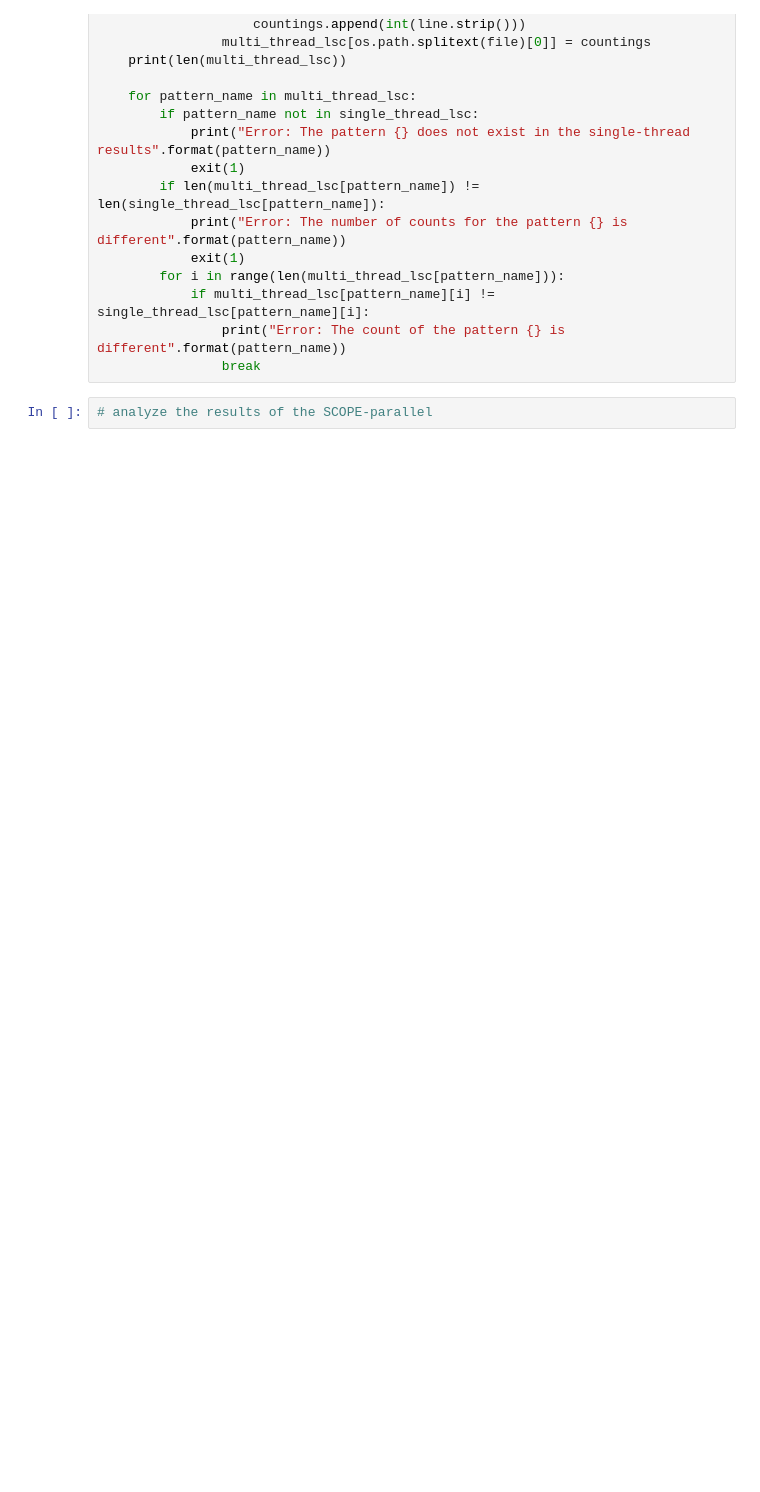
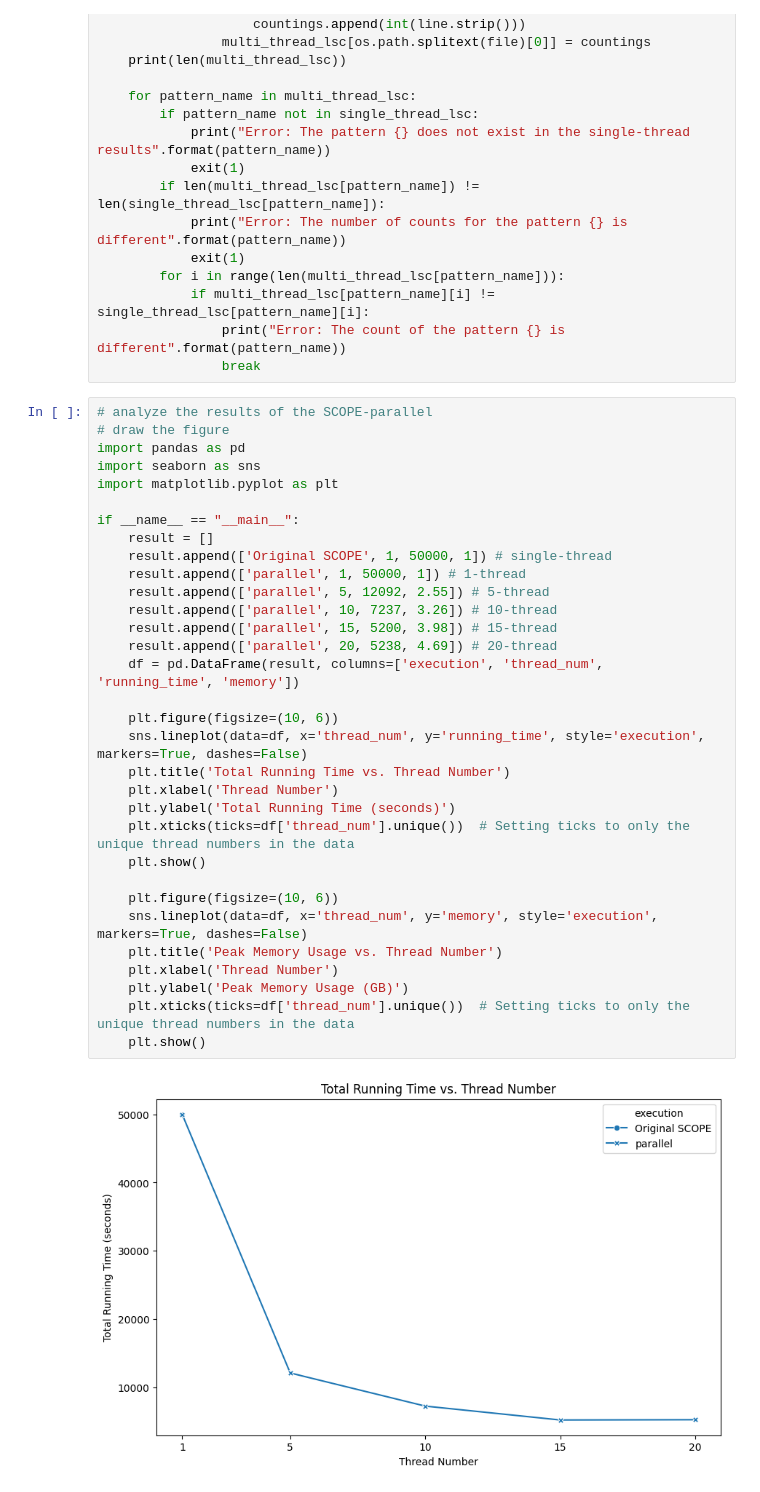
Before and after one commit to lxhq/subgraph-counting, a Jupyter notebook: test.ipynb, the cells around one changed output. Cells and saved outputs as stored; diff of their text form; blank space fills up the shorter version.

Commit message:
add code to draw parallel performance figures

```diff
--- a/test.ipynb
+++ b/test.ipynb
@@ -581,5 +581,37 @@ if __name__ == "__main__":
             if multi_thread_lsc[pattern_name][i] != single_thread_lsc[pattern_name][i]:
                 print("Error: The count of the pattern {} is different".format(pattern_name))
                 break
-# %%
-# analyze the results of the SCOPE-parallel
+# %%
+# analyze the results of the SCOPE-parallel
+# draw the figure
+import pandas as pd
+import seaborn as sns
+import matplotlib.pyplot as plt
+
+if __name__ == "__main__":
+    result = []
+    result.append(['Original SCOPE', 1, 50000, 1]) # single-thread
+    result.append(['parallel', 1, 50000, 1]) # 1-thread
+    result.append(['parallel', 5, 12092, 2.55]) # 5-thread
+    result.append(['parallel', 10, 7237, 3.26]) # 10-thread
+    result.append(['parallel', 15, 5200, 3.98]) # 15-thread
+    result.append(['parallel', 20, 5238, 4.69]) # 20-thread
+    df = pd.DataFrame(result, columns=['execution', 'thread_num', 'running_time', 'memory'])
+
+    plt.figure(figsize=(10, 6))
+    sns.lineplot(data=df, x='thread_num', y='running_time', style='execution', markers=True, dashes=False)
+    plt.title('Total Running Time vs. Thread Number')
+    plt.xlabel('Thread Number')
+    plt.ylabel('Total Running Time (seconds)')
+    plt.xticks(ticks=df['thread_num'].unique())  # Setting ticks to only the unique thread numbers in the data
+    plt.show()
+
+    plt.figure(figsize=(10, 6))
+    sns.lineplot(data=df, x='thread_num', y='memory', style='execution', markers=True, dashes=False)
+    plt.title('Peak Memory Usage vs. Thread Number')
+    plt.xlabel('Thread Number')
+    plt.ylabel('Peak Memory Usage (GB)')
+    plt.xticks(ticks=df['thread_num'].unique())  # Setting ticks to only the unique thread numbers in the data
+    plt.show()
+# %% [output]
+[figure, added]
```
Also changed, not shown: parts of 1 cell of this notebook.
